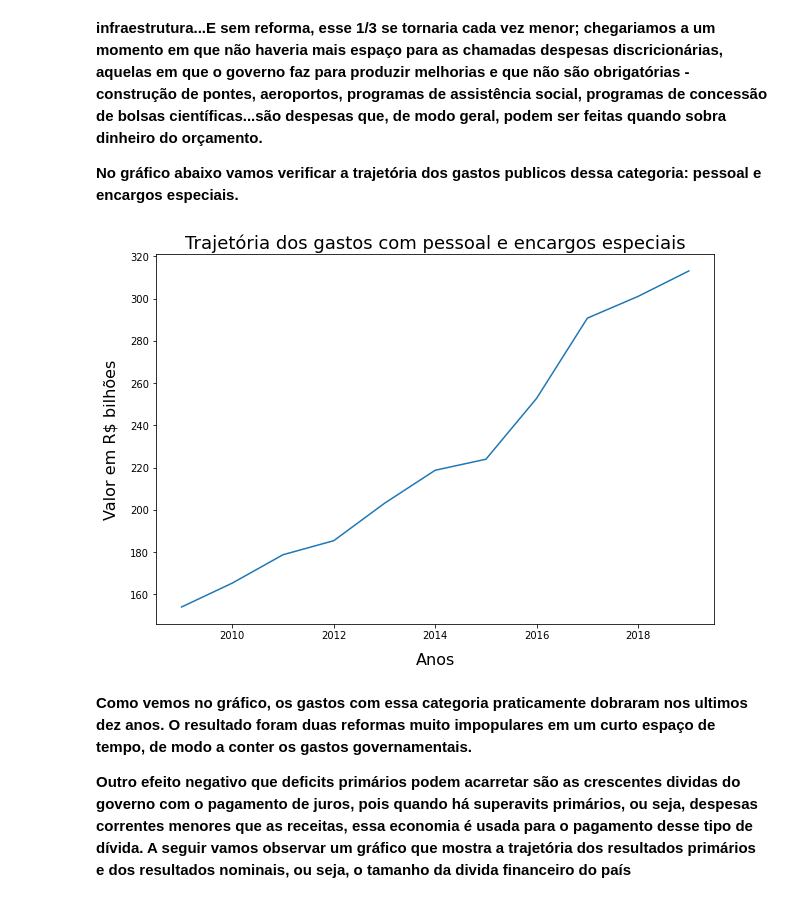
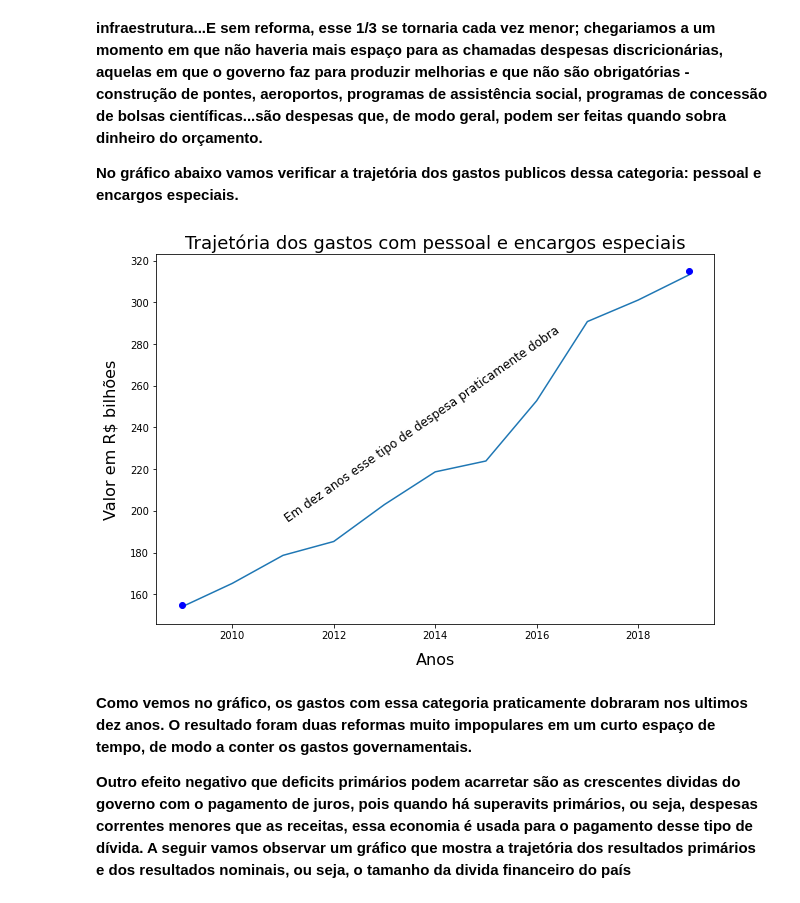
Before and after one commit to jp-data/breves-analises, a Jupyter notebook: Previdência_social_brasileira.ipynb, the cells around one changed output. Drawn from its saved outputs; the diff is of its cells as text; code cells hidden in the pictures.

```diff
--- a/Previdência_social_brasileira.ipynb
+++ b/Previdência_social_brasileira.ipynb
@@ -480,18 +480,24 @@ NameError: ignored
 # %%
 x= df_valores_reais.Ano[12:23]
 x2= df_valores_reais.Ano
 y1= (df_valores_reais.Despesa_pessoal[12:23]).apply(divisor)
 y2= (df_valores_reais.Despesa_pessoal/ df_valores_reais.Receita_liquida)
 
 figura= plt.figure(figsize=(10,6.8))
 plt.plot(x, y1)
 plt.ylabel('Valor em R$ bilhões', labelpad= 12, fontsize= 16)
 plt.xlabel('Anos', labelpad= 12, fontsize= 16)
 plt.title('Trajetória dos gastos com pessoal e encargos especiais', fontsize= 18)
 
+plt.plot(2019, 315, 'bo' )
+plt.plot(2009, 155, 'bo')
+t=plt.text(2011, 195, "Em dez anos esse tipo de despesa praticamente dobra", rotation= 35, size=12)
+#t=plt.text(2014, 70, "Ano de 2014: passamos", fontname='Arial', size=12, ha='left')
+#t=plt.text(2013.5,35, "a registrar deficits primários.", size=12, fontname= 'Arial')
+
 plt.show()
 # %% [output]
-[figure, old version]
+[figure, new version]
 # %% [markdown]
 **Como vemos no gráfico, os gastos com essa categoria praticamente dobraram nos ultimos dez anos. O resultado foram duas reformas muito impopulares em um curto espaço de tempo, de modo a conter os gastos governamentais.**
 
```
Also changed, not shown: parts of 13 cells of this notebook.
